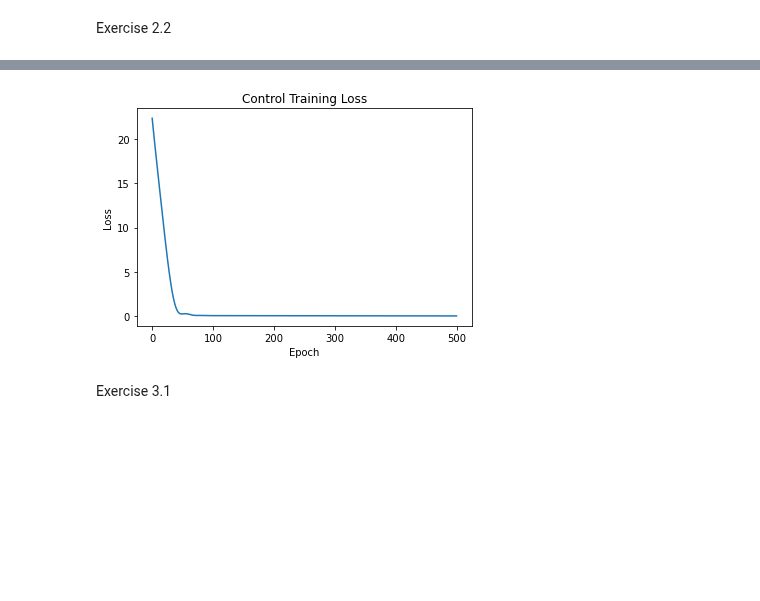
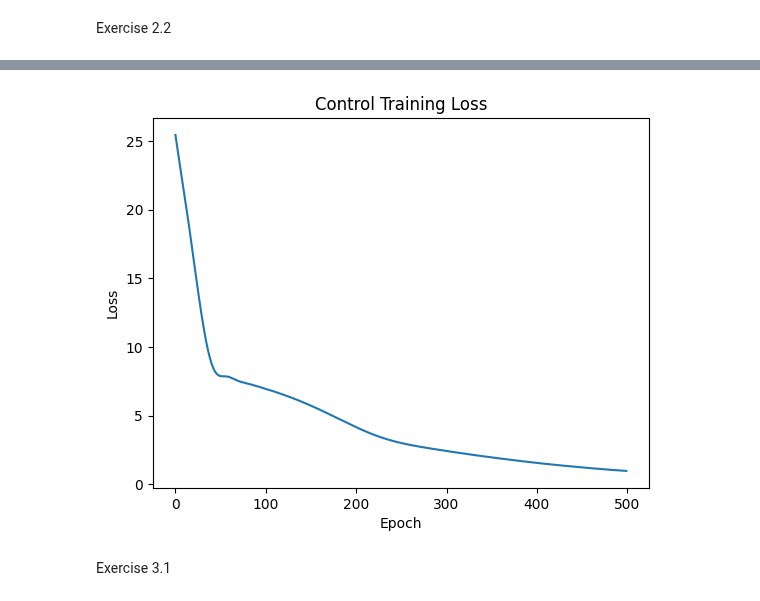
Before and after one commit to Kian-P/SCDAA, a Jupyter notebook: SCDAA-CW.ipynb, the cells around one changed output, grey strips where cells are left out. Saved outputs shown, nothing was run; the diff lists cells and outputs as text; code cells hidden in the pictures; blank space fills up the shorter version.

```diff
--- a/SCDAA-CW.ipynb
+++ b/SCDAA-CW.ipynb
@@ -403,11 +408,12 @@ class ValueFunctionNN(nn.Module):
 
 # Generate training data
 num_samples = 1000  # Number of samples for training data
-state_space = torch.rand(num_samples, 2) * 6 - 3  # State space sampled uniformly between [-3, 3]
-value_function_data = lqr_problem.compute_value_function(state_space)
+t_samples = torch.rand(num_samples) * lqr_problem.T  # Sampling t uniformly in [0, T]
+x_samples = torch.rand(num_samples, 2) * 6 - 3  # Sampling x uniformly in [-3, 3] x [-3, 3]
+value_function_data = lqr_problem.compute_value_function(t_samples, x_samples).unsqueeze(1)  # Get v(t, x) and ensure it is a column vector
 
 # Neural network setup
-input_size = 2  # State space dimension
+input_size = 3  # State space dimension
 hidden_size = 100  # Number of neurons in the hidden layer
 output_size = 1  # Value function is a scalar
 
@@ -422,26 +428,26 @@ optimizer = optim.Adam(value_network.parameters(), lr=0.001)  # Adam optimizer
 num_epochs = 500  # Number of epochs for training
 training_losses = []
 
+# Training loop
 for epoch in range(num_epochs):
     # Zero the parameter gradients
     optimizer.zero_grad()
 
+    # Prepare the inputs to the network (concatenating t and x)
+    inputs = torch.cat((t_samples.unsqueeze(1), x_samples), dim=1)
+
     # Forward pass to get output/logits
-    outputs = value_network(state_space.float())
+    outputs = value_network(inputs)
 
-    # Calculate loss: softmax --> cross entropy loss
-    loss = criterion(outputs, value_function_data.float())
+    # Calculate loss
+    loss = criterion(outputs, value_function_data)
 
-    # Getting gradients w.r.t. parameters
+    # Backward pass and optimize
     loss.backward()
-
-    # Updating parameters
     optimizer.step()
 
     # Record and print the training loss
     training_losses.append(loss.item())
-
-    # Print loss every 100 epochs
     if (epoch+1) % 100 == 0:
         print(f'Epoch [{epoch+1}/{num_epochs}], Loss: {loss.item():.4f}')
 
@@ -468,7 +474,7 @@ Exercise 2.2
 class MarkovControlNN(nn.Module):
     def __init__(self):
         super(MarkovControlNN, self).__init__()
-        self.fc1 = nn.Linear(2, 100)  # Input layer to first hidden layer with 100 neurons
+        self.fc1 = nn.Linear(3, 100)  # Input layer to first hidden layer with 100 neurons
         self.fc2 = nn.Linear(100, 100)  # Second hidden layer with 100 neurons
         self.fc3 = nn.Linear(100, 2)  # Output layer with 2 neurons
         self.relu = nn.ReLU()  # Activation function
@@ -482,7 +488,7 @@ class MarkovControlNN(nn.Module):
 # Assuming the LQRProblem class and an instance 'lqr_problem' is defined as above
 
 # Generate training data for Markov control
-control_targets = lqr_problem.compute_markov_control(state_space)
+control_targets = lqr_problem.compute_markov_control(t_samples, x_samples)
 
 # Instantiate the neural network for Markov control
 control_network = MarkovControlNN()
@@ -491,29 +497,28 @@ control_network = MarkovControlNN()
 control_criterion = nn.MSELoss()  # Mean squared error loss
 control_optimizer = optim.Adam(control_network.parameters(), lr=0.001)  # Adam optimizer
 
-# Training loop for the control network
 control_training_losses = []
 
+# Training loop for the control network
 for epoch in range(num_epochs):
     # Zero the parameter gradients
     control_optimizer.zero_grad()
 
+    # Prepare the inputs to the network (concatenating t and x)
+    control_inputs = torch.cat((t_samples.unsqueeze(1), x_samples), dim=1)
+
     # Forward pass to get output/logits
-    control_outputs = control_network(state_space.float())
+    control_outputs = control_network(control_inputs)
 
     # Calculate loss
     control_loss = control_criterion(control_outputs, control_targets.float())
 
-    # Getting gradients w.r.t. parameters
+    # Backward pass and optimize
     control_loss.backward()
-
-    # Updating parameters
     control_optimizer.step()
 
-    # Record the training loss
+    # Record and print the training loss
     control_training_losses.append(control_loss.item())
-
-    # Print loss every 100 epochs
     if (epoch+1) % 100 == 0:
         print(f'Epoch [{epoch+1}/{num_epochs}], Control Loss: {control_loss.item():.4f}')
 
@@ -532,4 +537,4 @@ Epoch [500/500], Control Loss: 0.0010
-[figure, old version]
+[figure, new version]
 # %% [markdown]
 Exercise 3.1
 # %%
```
Also changed, not shown: parts of 6 cells of this notebook.
